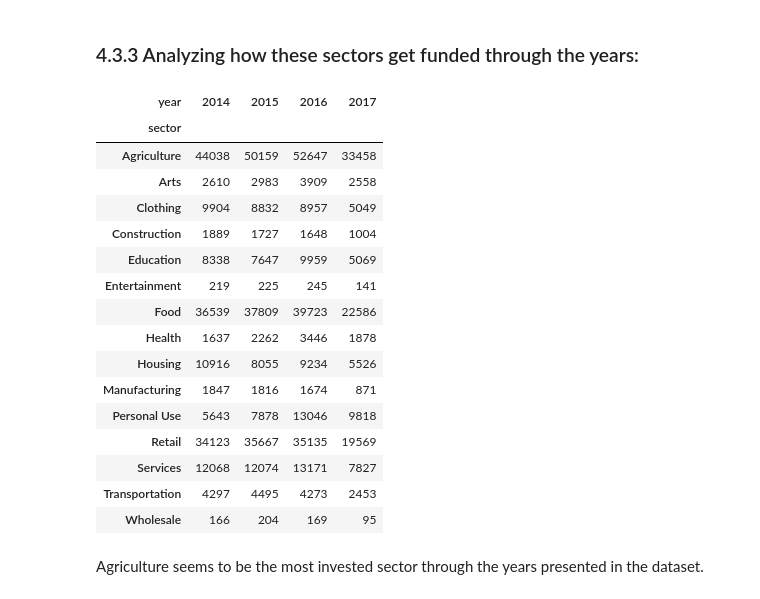
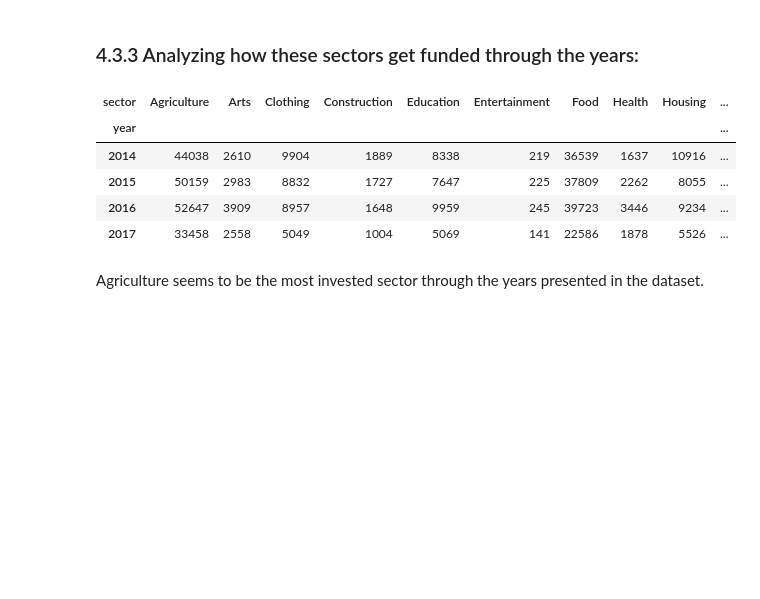
Before and after one commit to CJL89/Kiva-Crowdfunding, a Jupyter notebook: Kiva Crowdfunding.ipynb, the cells around one changed output. Saved outputs shown, nothing was run; the diff lists cells and outputs as text; code cells hidden in the pictures; blank space fills up the shorter version.

```diff
--- a/Kiva Crowdfunding.ipynb
+++ b/Kiva Crowdfunding.ipynb
@@ -411,26 +416,15 @@ Even though most of the money gets invested in agriculture and food, many loans
 # %% [markdown]
 ### <a id='sectors_years'>4.3.3 Analyzing how these sectors get funded through the years:</a>
 # %%
-light_palette = sns.light_palette("cyan", as_cmap=True)
-pd.crosstab(kiva_loans['sector'], kiva_loans['year']).style.background_gradient(cmap=light_palette)
+light_palette = sns.light_palette("green", as_cmap=True)
+pd.crosstab(kiva_loans['year'], kiva_loans['sector']).style.background_gradient(cmap=light_palette)
 # %% [output]
-| year | 2014 | 2015 | 2016 | 2017 |
-| sector |  |  |  |  |
-| Agriculture | 44038 | 50159 | 52647 | 33458 |
-| Arts | 2610 | 2983 | 3909 | 2558 |
-| Clothing | 9904 | 8832 | 8957 | 5049 |
-| Construction | 1889 | 1727 | 1648 | 1004 |
-| Education | 8338 | 7647 | 9959 | 5069 |
-| Entertainment | 219 | 225 | 245 | 141 |
-| Food | 36539 | 37809 | 39723 | 22586 |
-| Health | 1637 | 2262 | 3446 | 1878 |
-| Housing | 10916 | 8055 | 9234 | 5526 |
-| Manufacturing | 1847 | 1816 | 1674 | 871 |
-| Personal Use | 5643 | 7878 | 13046 | 9818 |
-| Retail | 34123 | 35667 | 35135 | 19569 |
-| Services | 12068 | 12074 | 13171 | 7827 |
-| Transportation | 4297 | 4495 | 4273 | 2453 |
-| Wholesale | 166 | 204 | 169 | 95 |
+| sector | Agriculture | Arts | Clothing | Construction | Education | Entertainment | Food | Health | Housing | ... |
+| year |  |  |  |  |  |  |  |  |  | ... |
+| 2014 | 44038 | 2610 | 9904 | 1889 | 8338 | 219 | 36539 | 1637 | 10916 | ... |
+| 2015 | 50159 | 2983 | 8832 | 1727 | 7647 | 225 | 37809 | 2262 | 8055 | ... |
+| 2016 | 52647 | 3909 | 8957 | 1648 | 9959 | 245 | 39723 | 3446 | 9234 | ... |
+| 2017 | 33458 | 2558 | 5049 | 1004 | 5069 | 141 | 22586 | 1878 | 5526 | ... |
 # %% [markdown]
 Agriculture seems to be the most invested sector through the years presented in the dataset.
 # %% [markdown]
```
Also changed, not shown: parts of 31 cells of this notebook.
